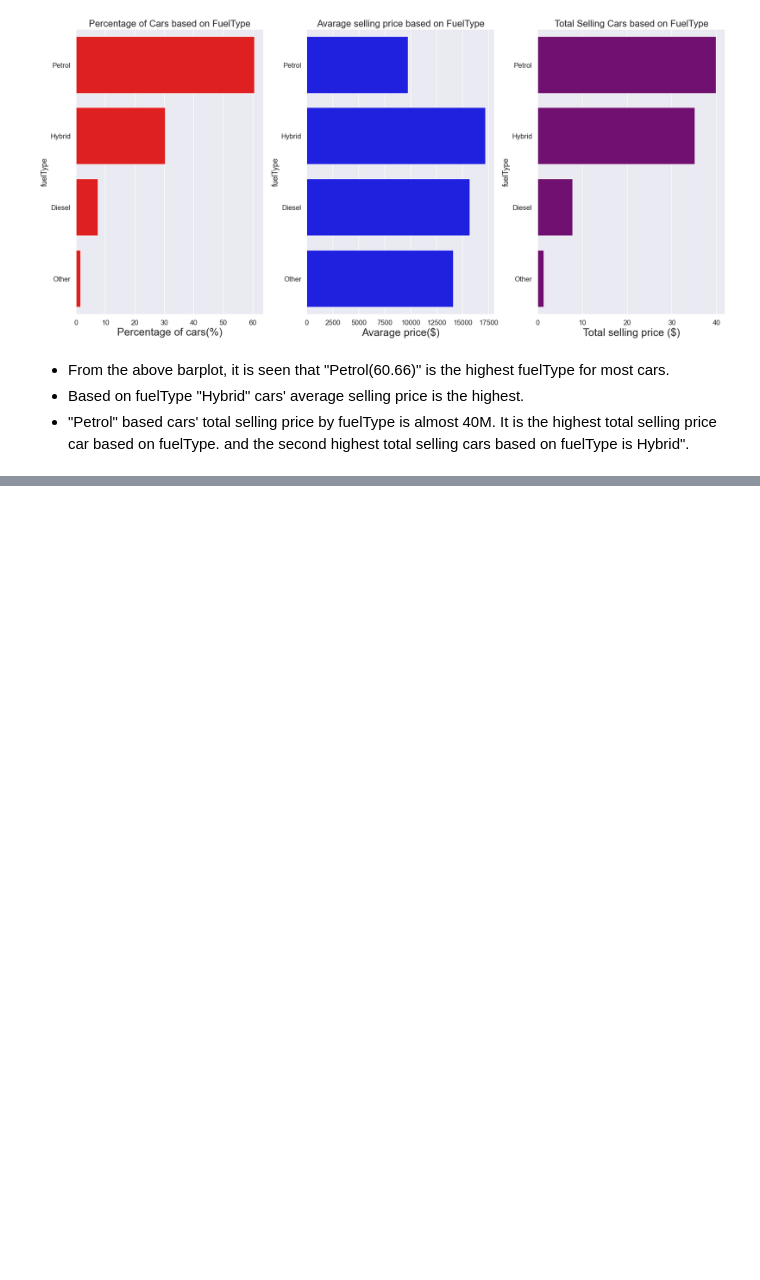
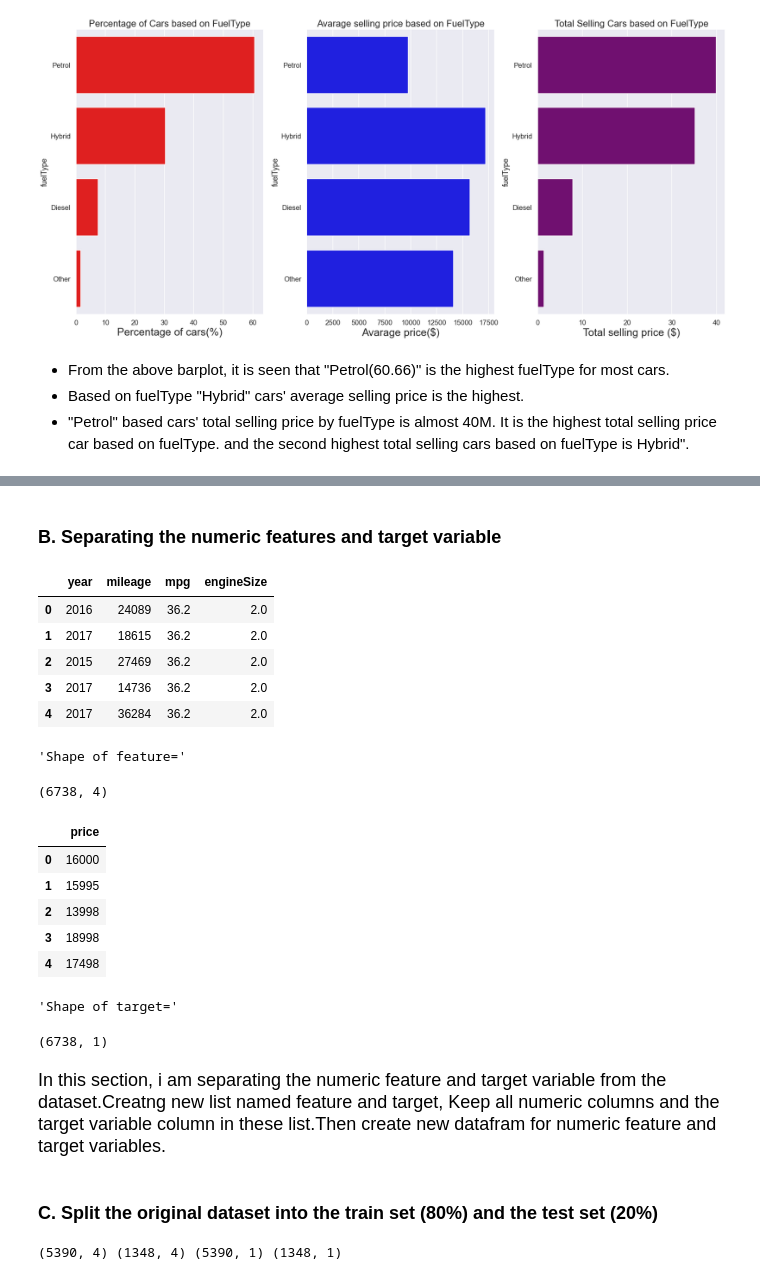
Before and after one commit to Sourish8/toyota_used_car_analysis-, a Jupyter notebook: toyota_used_car_EDA.ipynb, the cells around one changed output, grey strips where cells are left out. Cells and saved outputs as stored; diff of their text form; code cells hidden in the pictures; blank space fills up the shorter version.

```diff
--- a/toyota_used_car_EDA.ipynb
+++ b/toyota_used_car_EDA.ipynb
@@ -546,0 +602,5 @@ plt.show()
+# %%
+df = pd.read_csv("toyota.csv")  #This function is used to load the data from csv file.
+
+display(df.head())  # display the top 5 row of the dataframe.
+display(df.shape)  # display the number of row and column in the dataset.
@@ -546,0 +633,47 @@ plt.show()
+# %% [markdown]
+<h4 style="font-size:18px;font-family:Times New Roman">B. Separating the numeric features and target variable </h4>
+# %%
+# creating new list of numeric feature and target variable.
+feature = ["year","mileage","mpg","engineSize"]
+target = ["price"]
+
+# Creating two different dataset of numeric feature and target variable.
+feature_update = df[feature]
+target_update = df[target]
+
+display(feature_update.head())
+display("Shape of feature=",feature_update.shape)
+display(target_update.head())
+display("Shape of target=",target_update.shape)
+# %% [output]
+|  | year | mileage | mpg | engineSize |
+| 0 | 2016 | 24089 | 36.2 | 2.0 |
+| 1 | 2017 | 18615 | 36.2 | 2.0 |
+| 2 | 2015 | 27469 | 36.2 | 2.0 |
+| 3 | 2017 | 14736 | 36.2 | 2.0 |
+| 4 | 2017 | 36284 | 36.2 | 2.0 |
+'Shape of feature='
+(6738, 4)
+|  | price |
+| 0 | 16000 |
+| 1 | 15995 |
+| 2 | 13998 |
+| 3 | 18998 |
+| 4 | 17498 |
+'Shape of target='
+(6738, 1)
+# %% [markdown]
+<p style="font-size:18px; font-family:Times New Roman;">In this section, i am separating the numeric feature and target variable from the dataset.Creatng new list named feature and target, Keep all numeric columns and the target variable column in these list.Then create new datafram for numeric feature and target variables.</p>
+# %% [markdown]
+<h4 style="font-size:18px;font-family:Times New Roman">C. Split the original dataset into the train set (80%) and the test set (20%)</h4>
+# %%
+
+#spliting the orginal dataset into the train set 80%
+feature_train, feature_test, price_train, price_test = train_test_split(feature_update,
+                                                                        target_update,
+                                                                        train_size = 0.8,
+                                                                        random_state= 88)
+
+print(feature_train.shape, feature_test.shape, price_train.shape, price_test.shape)
+# %% [output]
+(5390, 4) (1348, 4) (5390, 1) (1348, 1)
```
Also changed, not shown: parts of 20 cells of this notebook.
